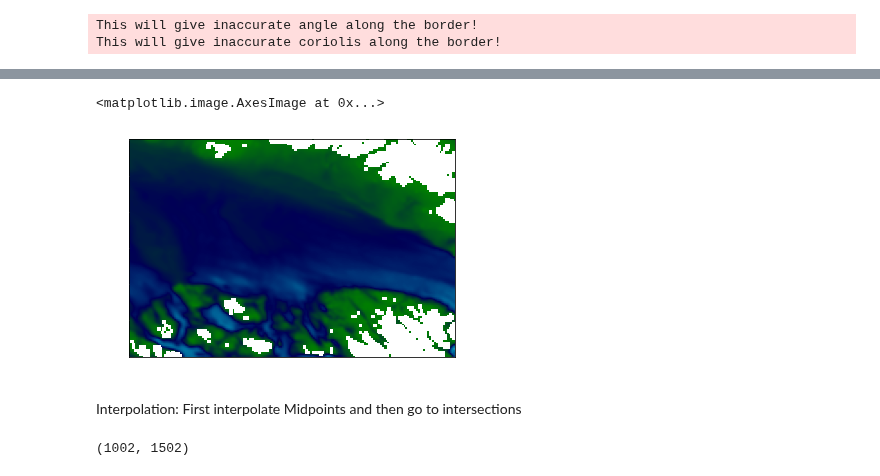
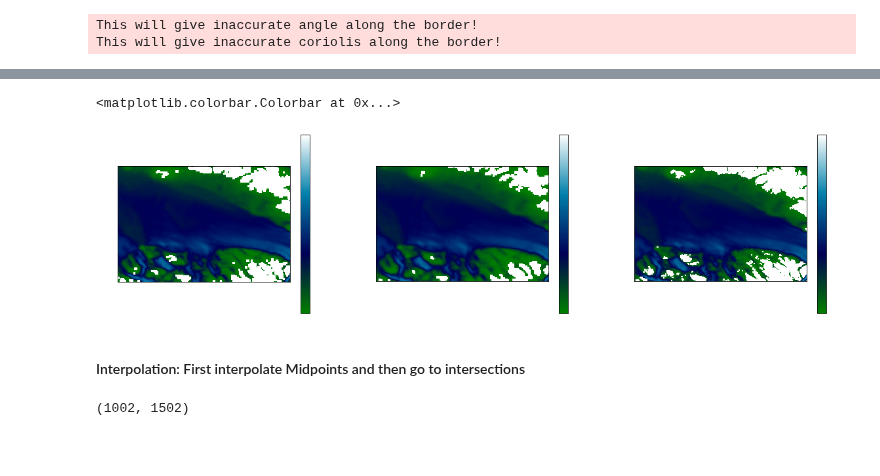
Before and after one commit to sintefmath/multilevelDA, a Jupyter notebook: notebooks/MultiResBathymetry.ipynb, the cells around one changed output, grey strips where cells are left out. Drawn from its saved outputs; the diff is of its cells as text; code cells hidden in the pictures; blank space fills up the shorter version.

```diff
--- a/notebooks/MultiResBathymetry.ipynb
+++ b/notebooks/MultiResBathymetry.ipynb
@@ -121,7 +67,0 @@ plt.imshow(Hi_loc_fine)
-# %%
-# as long as coarsening it is without minmod
-Hi_loc_level = OceanographicUtilities.rescaleIntersections(Hm_loc_fine, 181, 121)[2]
-plt.imshow(Hi_loc_level, vmax=750, cmap="ocean")
-# %% [output]
-<matplotlib.image.AxesImage at 0x...>
-[figure, removed]
@@ -128,5 +71,27 @@ plt.imshow(Hi_loc_level, vmax=750, cmap="ocean")
+# %%
+Hi = sim.bathymetry.download(sim.gpu_stream)[0]
+Hm = sim.bathymetry.download(sim.gpu_stream)[1]
+
+Hi_loc = Hi[loc[0][0]+2: loc[1][0]+3, loc[0][1]+2: loc[1][1]+3]
+Hm_loc = Hm[loc[0][0]+2: loc[1][0]+2, loc[0][1]+2: loc[1][1]+2]
+
+fig, axs = plt.subplots(1,3, figsize=(20,10))
+im = axs[0].imshow(Hi_loc, vmax=750, cmap="ocean")
+axs[0].set_title("Bi coarse")
+plt.colorbar(im, ax=axs[0], shrink=0.5)
+
+im = axs[1].imshow(Hm_loc, vmax=750, cmap="ocean")
+axs[1].set_title("Bm coarse")
+plt.colorbar(im, ax=axs[1], shrink=0.5)
+
+im = axs[2].imshow(Hm_orig[1+5*(loc[0][0]+3): 1+5*(loc[1][0]+3), 1+5*(loc[0][1]+3): 1+5*(loc[1][1]+3)], vmax=750, cmap="ocean")
+axs[2].set_title("Hm orig")
+plt.colorbar(im, ax=axs[2], shrink=0.5)
+# %% [output]
+<matplotlib.colorbar.Colorbar at 0x...>
+[figure, added]
 # %% [markdown]
-Interpolation: First interpolate Midpoints and then go to intersections
+#### Interpolation: First interpolate Midpoints and then go to intersections
 # %%
 from scipy import interpolate
 # %%
```
Also changed, not shown: parts of 28 cells of this notebook.
